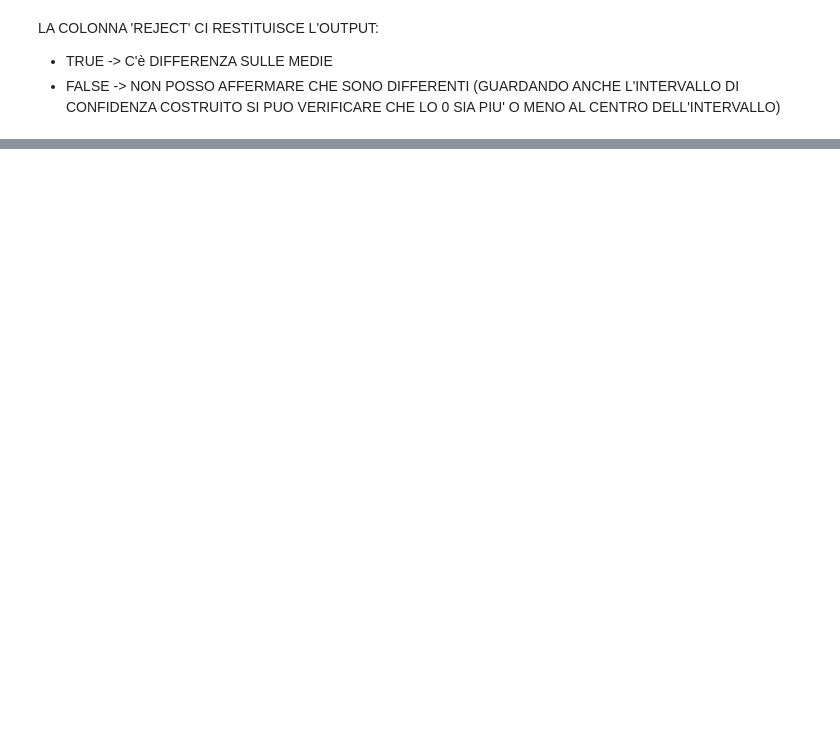
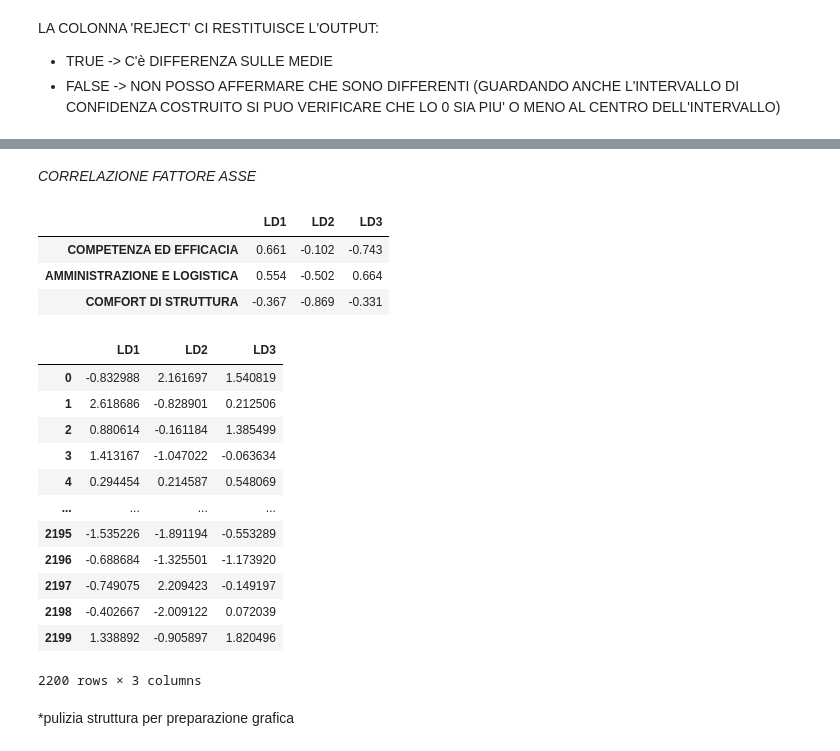
Before and after one commit to fuma92-da/discriminante, a Jupyter notebook: analisi_strutture_ospedaliere.ipynb, the cells around one changed output, grey strips where cells are left out. Saved outputs shown, nothing was run; the diff lists cells and outputs as text; code cells hidden in the pictures; blank space fills up the shorter version.

```diff
--- a/analisi_strutture_ospedaliere.ipynb
+++ b/analisi_strutture_ospedaliere.ipynb
@@ -544,0 +563,5 @@ LA COLONNA 'REJECT' CI RESTITUISCE L'OUTPUT:
+# %%
+fattori = ["COMPETENZA ED EFFICACIA", "AMMINISTRAZIONE E LOGISTICA", "COMFORT DI STRUTTURA"]
+
+X = df[fattori].dropna()          # DATAFRAME
+y = df.loc[X.index, "Struttura"]  # PANDAS SERIES
@@ -544,0 +575,9 @@ LA COLONNA 'REJECT' CI RESTITUISCE L'OUTPUT:
+# %%
+lda = LinearDiscriminantAnalysis()
+lda.fit(X, y)
+
+n_fun = lda.scalings_.shape[1]  #n_fun numero di default di funzioni discriminanti che il modello calcola(Minore tra X e maggiore tra Y (3-9) quindi 3 funzioni discriminanti)
+nomi_fun = [f"LD{i+1}" for i in range(n_fun)]
+
+coefficienti = pd.DataFrame(lda.scalings_[:, :n_fun], index=fattori, columns=nomi_fun)
+display(coefficienti.round(3))
@@ -544,0 +643,38 @@ LA COLONNA 'REJECT' CI RESTITUISCE L'OUTPUT:
+# %% [markdown]
+*CORRELAZIONE FATTORE ASSE*
+# %%
+punteggi_lda = pd.DataFrame(lda.transform(X), index=X.index, columns=nomi_fun) #APPLICA AD OGNI PAZIENTE LA FORMULA DELLE FUNZIONI DISCRIMINANTI,
+#MOLTIPLICA I SUOI TRE PUNTEGGI FATTORIALI PER I COEFFICIENTI (PESI) TROVATI AL PASSO 2 E LI SOMMA PER OGNI OSSERVAZIONE
+#IL RISULTATO E' UNA TABELLA CON UNA RIGA PER PAZIENTE ED IN COLONNA I VALORI SULLE TRE FUNZIONI DISCRIMINANTI -> PER VERIFICA PRINTARE 'punteggi_lda'
+
+# tolgo a ogni paziente la media della sua struttura (correlazione "dentro" gli ospedali)
+X_c = X - X.groupby(y).transform("mean")
+LD_c = punteggi_lda - punteggi_lda.groupby(y).transform("mean") #ELIMINO LA CORRELAZIONE TOGLIENDO AD OGNI PUNTEGGIO PER PAZIENTE LA MEDIA DELLA STRUTTURA, RICORDIAMO CHE IN 'y' nel groupby ci sono le strutture
+#quindi punteggio su asse meno il punteggio raggruppato sulla base della struttura
+
+struttura = pd.DataFrame({ld: [np.corrcoef(X_c[f], LD_c[ld])[0, 1] for f in fattori]
+                          for ld in nomi_fun}, index=fattori)
+display(struttura.round(3))
+# %% [output]
+|  | LD1 | LD2 | LD3 |
+| COMPETENZA ED EFFICACIA | 0.661 | -0.102 | -0.743 |
+| AMMINISTRAZIONE E LOGISTICA | 0.554 | -0.502 | 0.664 |
+| COMFORT DI STRUTTURA | -0.367 | -0.869 | -0.331 |
+# %%
+punteggi_lda
+# %% [output]
+|  | LD1 | LD2 | LD3 |
+| 0 | -0.832988 | 2.161697 | 1.540819 |
+| 1 | 2.618686 | -0.828901 | 0.212506 |
+| 2 | 0.880614 | -0.161184 | 1.385499 |
+| 3 | 1.413167 | -1.047022 | -0.063634 |
+| 4 | 0.294454 | 0.214587 | 0.548069 |
+| ... | ... | ... | ... |
+| 2195 | -1.535226 | -1.891194 | -0.553289 |
+| 2196 | -0.688684 | -1.325501 | -1.173920 |
+| 2197 | -0.749075 | 2.209423 | -0.149197 |
+| 2198 | -0.402667 | -2.009122 | 0.072039 |
+| 2199 | 1.338892 | -0.905897 | 1.820496 |
+2200 rows × 3 columns
+# %% [markdown]
+*pulizia struttura per preparazione grafica
```
Also changed, not shown: parts of 12 cells of this notebook.
